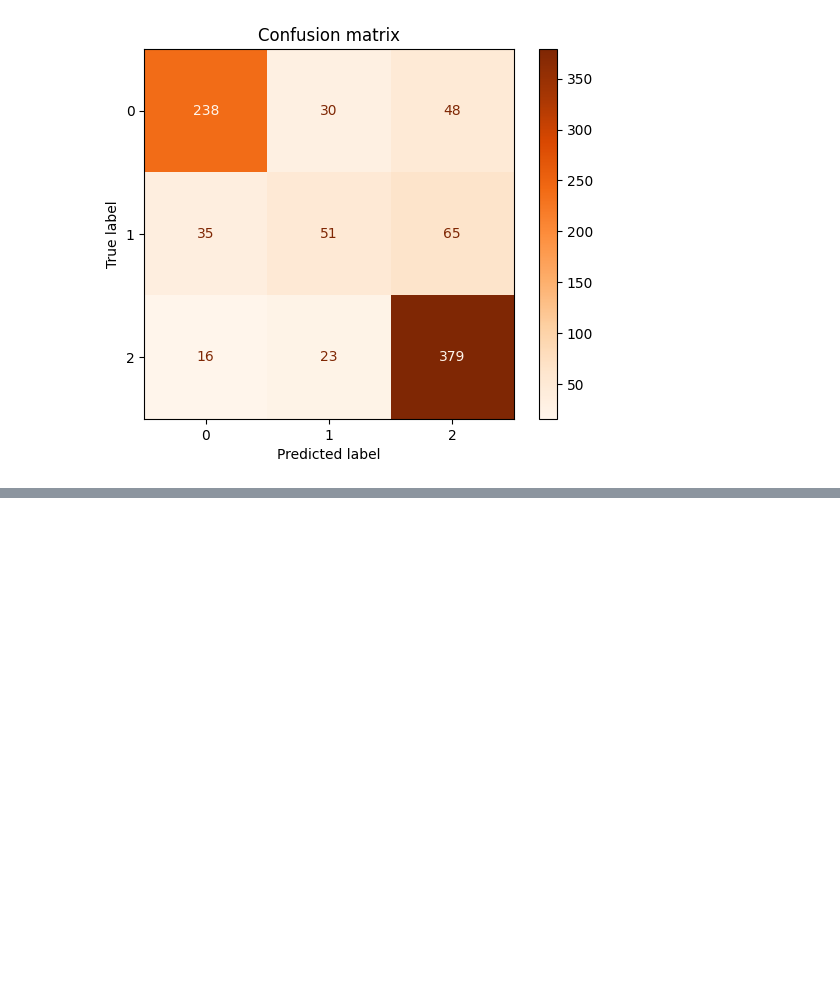
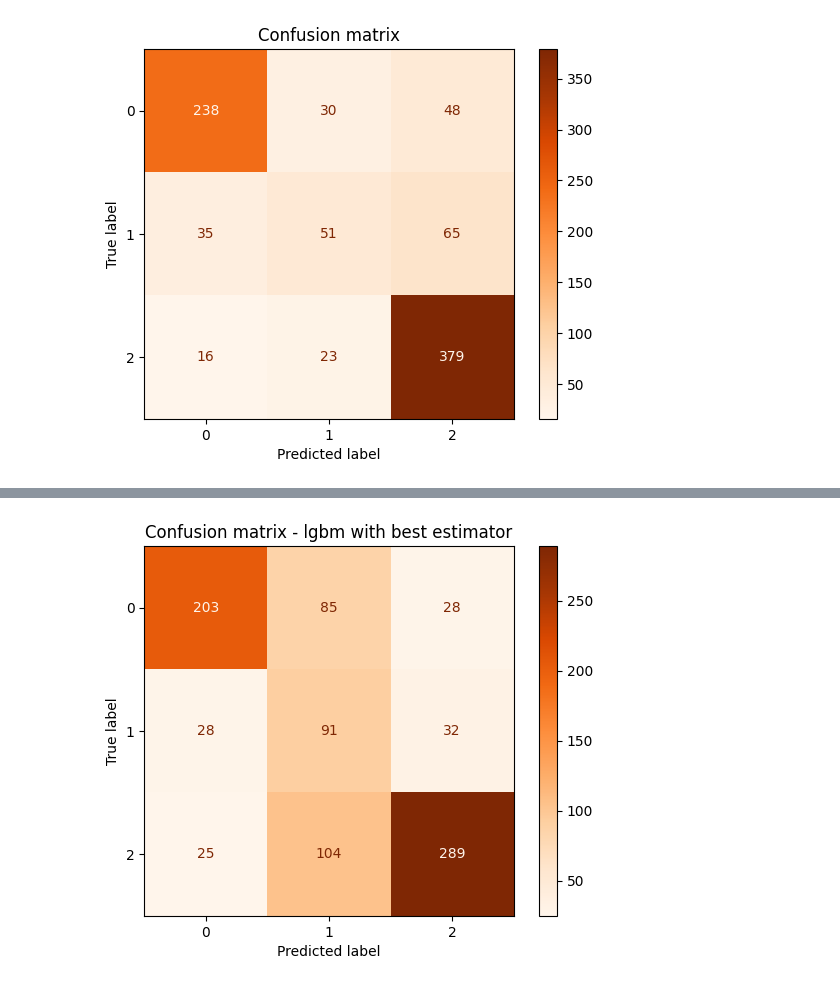
Before and after one commit to SamuelMalaga/M2IS---AI-ML-project, a Jupyter notebook: ML_Section.ipynb, the cells around one changed output, grey strips where cells are left out. Cells and saved outputs as stored; diff of their text form; code cells hidden in the pictures; blank space fills up the shorter version.

```diff
--- a/ML_Section.ipynb
+++ b/ML_Section.ipynb
@@ -1165,0 +1258,13 @@ plt.show()
+# %%
+# confusion matrix -> lgbm best estimator!
+from sklearn.metrics import confusion_matrix, ConfusionMatrixDisplay
+
+y_pred = best_random_mlp_.predict(X_test_treated)  # Replace with your test data
+cm = confusion_matrix(Y_test_cleaned, y_pred)
+
+disp = ConfusionMatrixDisplay(confusion_matrix=cm)
+disp.plot(cmap="Oranges")
+plt.title("Confusion matrix - lgbm with best estimator")
+plt.show()
+# %% [output]
+[figure, added]
```
Also changed, not shown: parts of 10 cells of this notebook.
